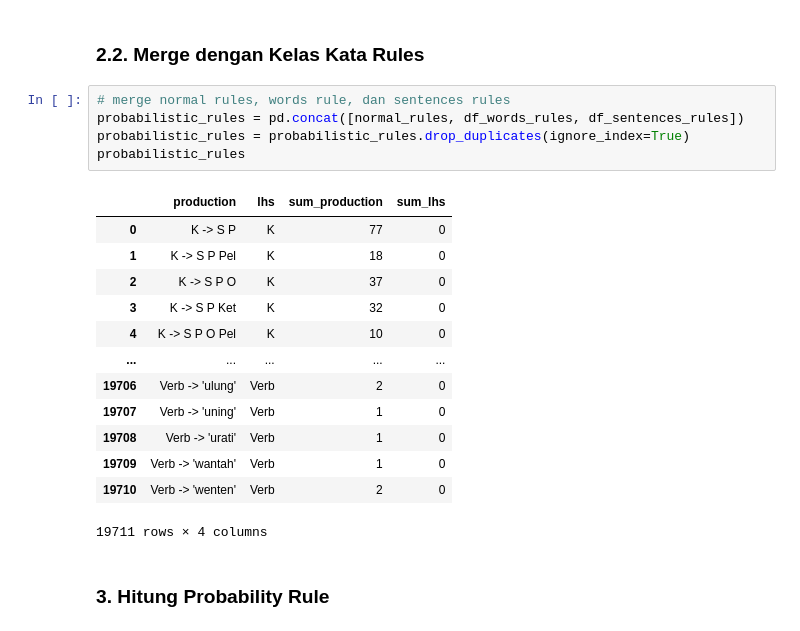
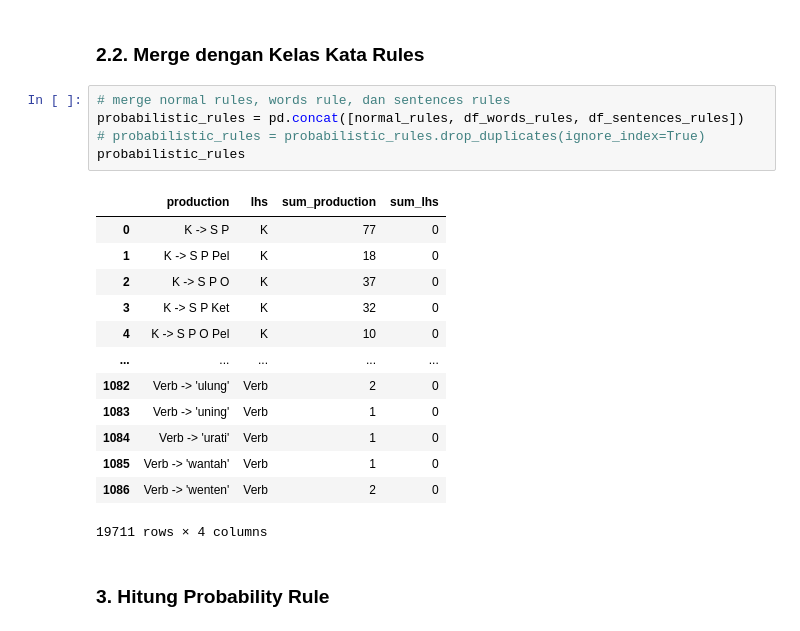
Before and after one commit to SuryaAdiPalguna/NLP-Code, a Jupyter notebook: Data.ipynb, the cells around one changed output. Saved outputs shown, nothing was run; the diff lists cells and outputs as text.

```diff
--- a/Data.ipynb
+++ b/Data.ipynb
@@ -291,21 +291,21 @@ df_sentences_rules
 # %%
 # merge normal rules, words rule, dan sentences rules
 probabilistic_rules = pd.concat([normal_rules, df_words_rules, df_sentences_rules])
-probabilistic_rules = probabilistic_rules.drop_duplicates(ignore_index=True)
+# probabilistic_rules = probabilistic_rules.drop_duplicates(ignore_index=True)
 probabilistic_rules
 # %% [output]
 |  | production | lhs | sum_production | sum_lhs |
 | 0 | K -> S P | K | 77 | 0 |
 | 1 | K -> S P Pel | K | 18 | 0 |
 | 2 | K -> S P O | K | 37 | 0 |
 | 3 | K -> S P Ket | K | 32 | 0 |
 | 4 | K -> S P O Pel | K | 10 | 0 |
 | ... | ... | ... | ... | ... |
-| 19706 | Verb -> 'ulung' | Verb | 2 | 0 |
-| 19707 | Verb -> 'uning' | Verb | 1 | 0 |
-| 19708 | Verb -> 'urati' | Verb | 1 | 0 |
-| 19709 | Verb -> 'wantah' | Verb | 1 | 0 |
-| 19710 | Verb -> 'wenten' | Verb | 2 | 0 |
+| 1082 | Verb -> 'ulung' | Verb | 2 | 0 |
+| 1083 | Verb -> 'uning' | Verb | 1 | 0 |
+| 1084 | Verb -> 'urati' | Verb | 1 | 0 |
+| 1085 | Verb -> 'wantah' | Verb | 1 | 0 |
+| 1086 | Verb -> 'wenten' | Verb | 2 | 0 |
 19711 rows × 4 columns
 # %% [markdown]
 ### 3. Hitung Probability Rule
```
Also changed, not shown: parts of 3 cells of this notebook, 2 other files.
